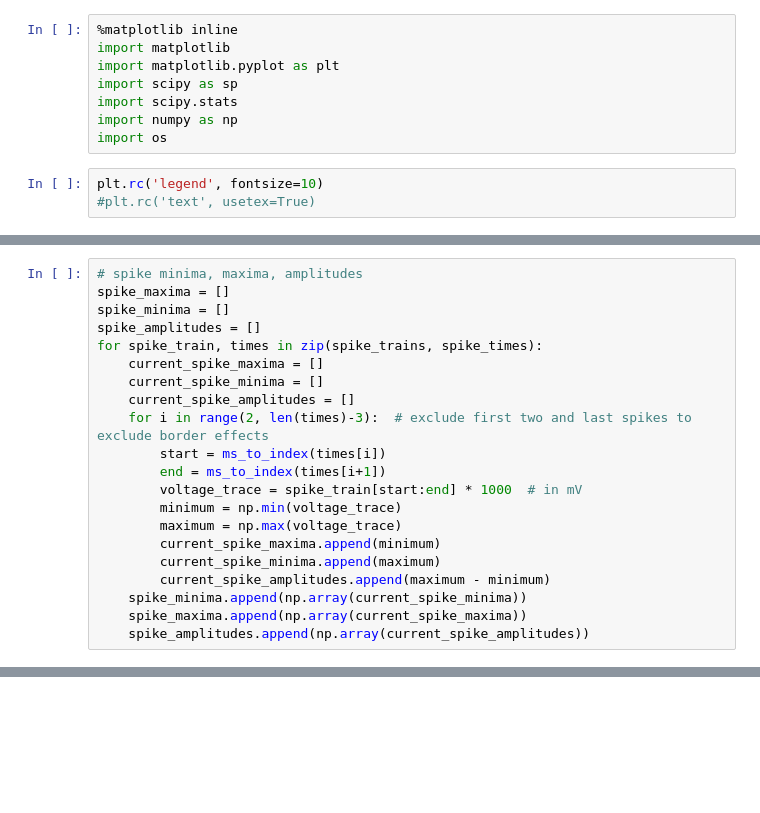
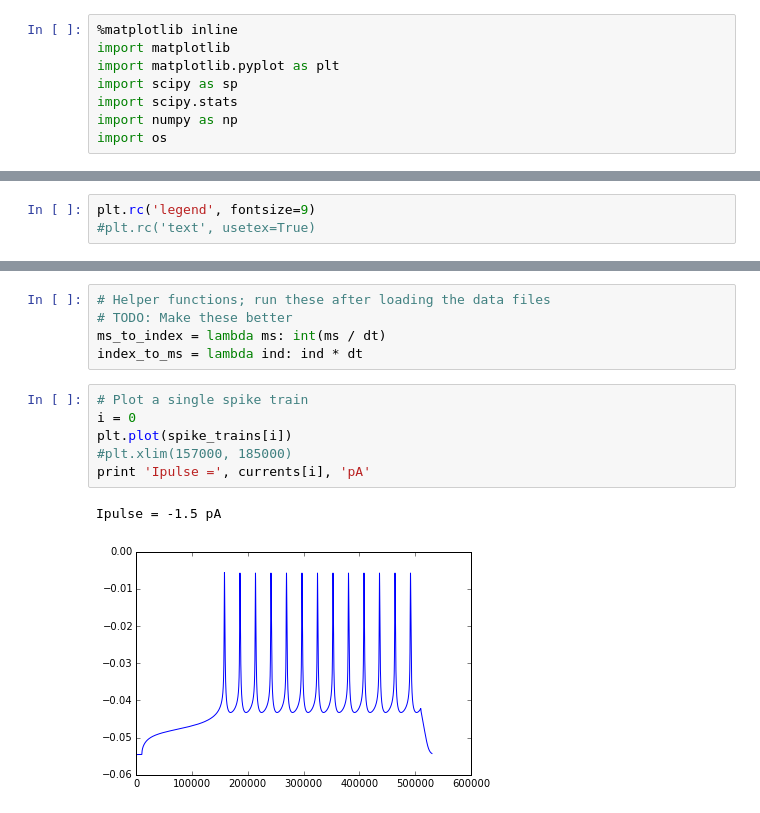
Before and after one commit to jrieke/drosophila-dynamics, a Jupyter notebook: f-I-curve/analysis.ipynb, the cells around one changed output, grey strips where cells are left out. Drawn from its saved outputs; the diff is of its cells as text; blank space fills up the shorter version.

```diff
--- a/f-I-curve/analysis.ipynb
+++ b/f-I-curve/analysis.ipynb
@@ -6,6 +6,3 @@ import scipy as sp
 import scipy.stats
 import numpy as np
 import os
-# %%
-plt.rc('legend', fontsize=10)
-#plt.rc('text', usetex=True)
@@ -152,21 +8,0 @@ plt.savefig("delay.png", dpi=300)
-# %%
-# spike minima, maxima, amplitudes
-spike_maxima = []
-spike_minima = []
-spike_amplitudes = []
-for spike_train, times in zip(spike_trains, spike_times):
-    current_spike_maxima = []
-    current_spike_minima = []
-    current_spike_amplitudes = []
-    for i in range(2, len(times)-3):  # exclude first two and last spikes to exclude border effects
-        start = ms_to_index(times[i])
-        end = ms_to_index(times[i+1])
-        voltage_trace = spike_train[start:end] * 1000  # in mV
-        minimum = np.min(voltage_trace)
-        maximum = np.max(voltage_trace)
-        current_spike_maxima.append(minimum)
-        current_spike_minima.append(maximum)
-        current_spike_amplitudes.append(maximum - minimum)
-    spike_minima.append(np.array(current_spike_minima))
-    spike_maxima.append(np.array(current_spike_maxima))
-    spike_amplitudes.append(np.array(current_spike_amplitudes))
@@ -213,0 +9,3 @@ plt.savefig("amplitudes.png", dpi=300)
+# %%
+plt.rc('legend', fontsize=9)
+#plt.rc('text', usetex=True)
@@ -213,0 +44,14 @@ plt.savefig("amplitudes.png", dpi=300)
+# %%
+# Helper functions; run these after loading the data files
+# TODO: Make these better
+ms_to_index = lambda ms: int(ms / dt)
+index_to_ms = lambda ind: ind * dt
+# %%
+# Plot a single spike train
+i = 0
+plt.plot(spike_trains[i])
+#plt.xlim(157000, 185000)
+print 'Ipulse =', currents[i], 'pA'
+# %% [output]
+Ipulse = -1.5 pA
+[figure, added]
```
Also changed, not shown: parts of 32 cells of this notebook, 5 other files.
